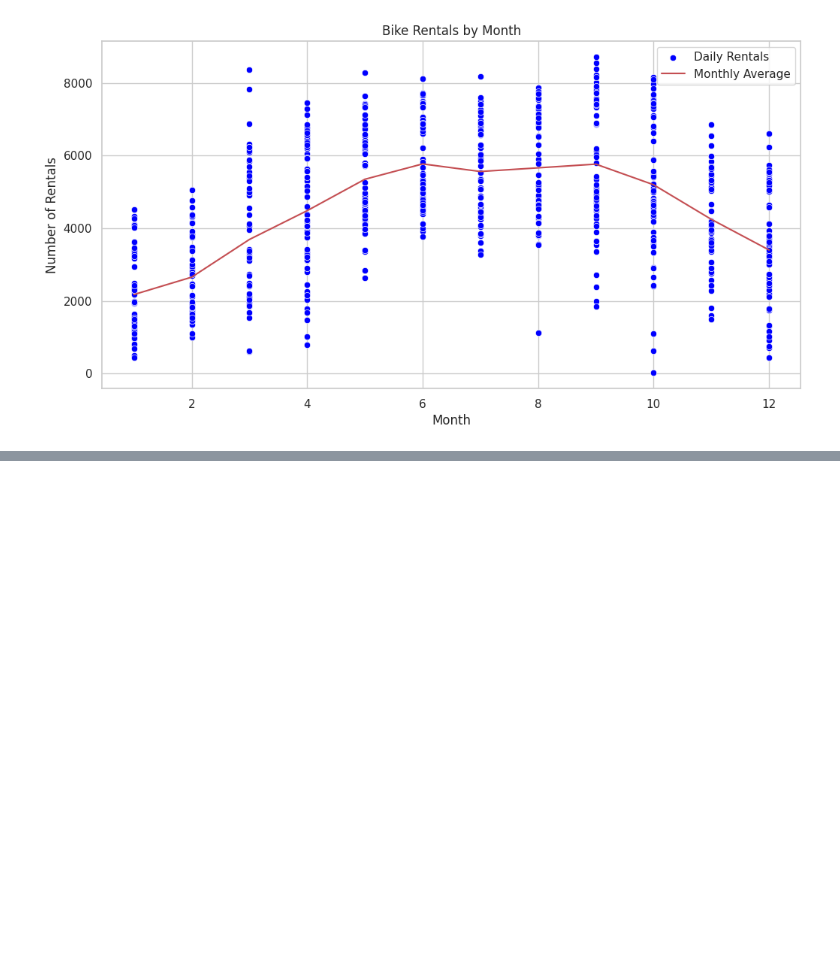
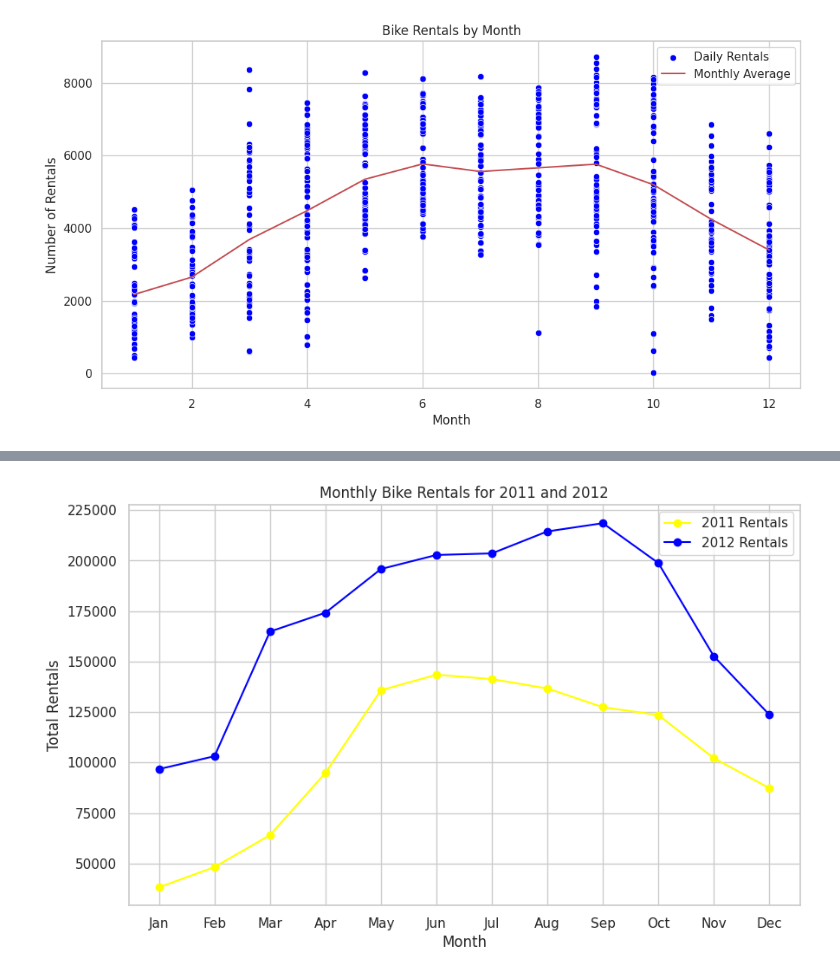
Before and after one commit to ksi81/HW_7_Classification-and-assessment-of-model-performance, a Jupyter notebook: HW_7.ipynb, the cells around one changed output, grey strips where cells are left out. Cells and saved outputs as stored; diff of their text form; code cells hidden in the pictures; blank space fills up the shorter version.

```diff
--- a/HW_7.ipynb
+++ b/HW_7.ipynb
@@ -791,0 +822,19 @@ plt.show()
+# %%
+# Filtering and grouping data for 2011
+total_rentals_2011 = df[df['yr'] == 0].groupby('mnth')['cnt'].sum()
+
+# Filtering and grouping data for 2012
+total_rentals_2012 = df[df['yr'] == 1].groupby('mnth')['cnt'].sum()
+
+plt.figure(figsize=(10, 6))
+plt.plot(total_rentals_2011.index, total_rentals_2011.values, label='2011 Rentals', color='yellow', marker='o')
+plt.plot(total_rentals_2012.index, total_rentals_2012.values, label='2012 Rentals', color='blue', marker='o')
+plt.title('Monthly Bike Rentals for 2011 and 2012')
+plt.xlabel('Month')
+plt.ylabel('Total Rentals')
+plt.xticks(ticks=range(1, 13), labels=['Jan', 'Feb', 'Mar', 'Apr', 'May', 'Jun', 'Jul', 'Aug', 'Sep', 'Oct', 'Nov', 'Dec'])
+plt.legend()
+plt.grid(True)
+plt.show()
+# %% [output]
+[figure, added]
```
Also changed, not shown: parts of 4 cells of this notebook.
